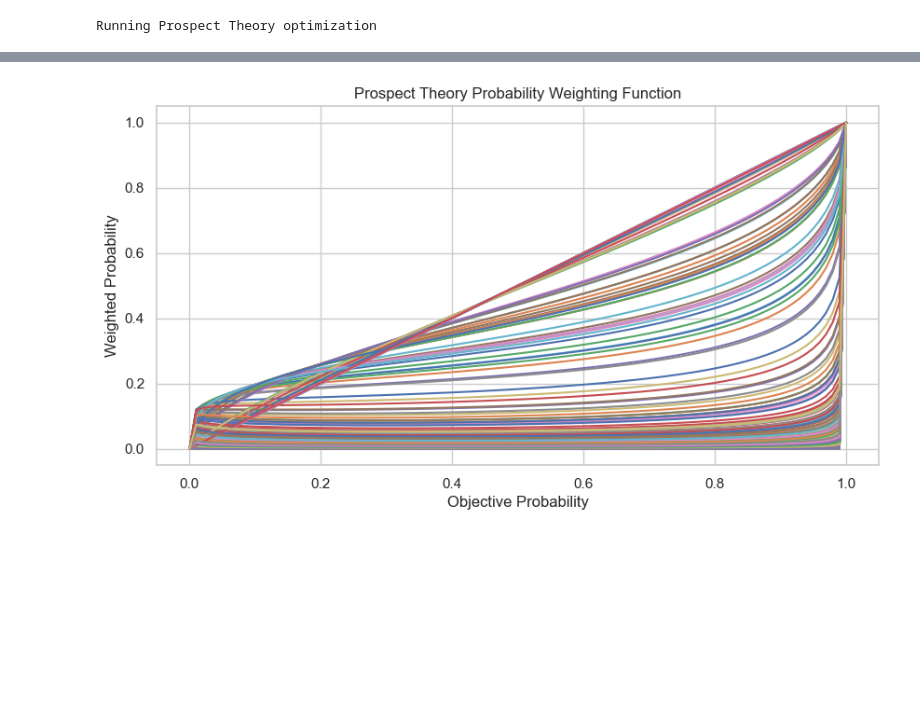
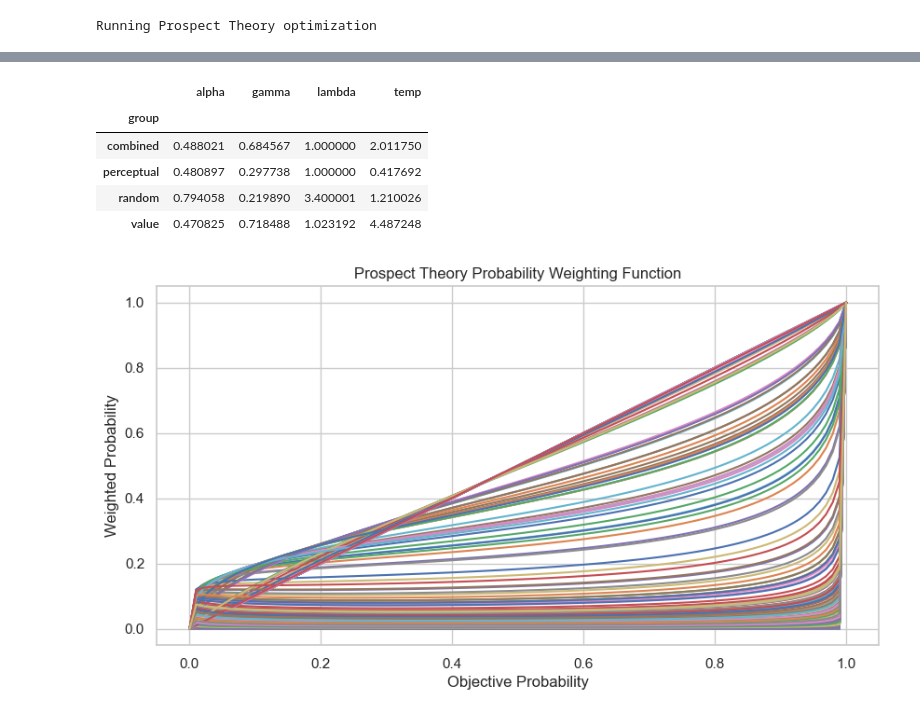
Before and after one commit to bsgarcia/spaceprl-analysis, a Jupyter notebook: notebooks/4.3.1-fit-new_methods.ipynb, the cells around one changed output, grey strips where cells are left out. Cells and saved outputs as stored; diff of their text form; code cells hidden in the pictures; blank space fills up the shorter version.

```diff
--- a/notebooks/4.3.1-fit-new_methods.ipynb
+++ b/notebooks/4.3.1-fit-new_methods.ipynb
@@ -451,7 +451,7 @@ import matplotlib.pyplot as plt
 import numpy as np
 
 
-df = pd.read_csv('../data/raw/fullpilot13_2.csv')
+df = pd.read_csv('../data/raw/fullpilot13_22.csv')
 df2 = pd.read_csv('../data/raw/fullpilot1466.csv')
 
 
@@ -1110,6 +1112,7 @@ def optimize_prospect_theory(agent,  agent_data):
             'agent': agent,
             'model': 'prospect_theory',
             'start_trial': start_idx,
+            'group': agent_data.group.values[0],
             'end_trial': end_idx,
             'n_trials': 0,
             'x': None,
@@ -1152,7 +1155,8 @@ def optimize_prospect_theory(agent,  agent_data):
             'gamma': opt_gamma,
             'lambda': opt_lambda,
             'temp': opt_temp,
-            'll': optimize_result.fval
+            'll': optimize_result.fval,
+            'group': agent_data.group.values[0]
         }
     except Exception as e:
         # Handle optimization failures
@@ -1196,6 +1200,10 @@ def run_prospect_theory_optimization(agents=None):
     df_prospect_theory = pd.DataFrame(all_results)
     return df_prospect_theory
 
+exp = ['FullPilot12']
+agents = df[df.expName.isin(exp)].agent.unique()
+models = ['absolute']
+parallel = True
 
 
 # Example usage:
@@ -1221,3 +1213,13 @@ df_prospect_theory
+# %%
+# df_prospect_theory = df_prospect_theory[df_prospect_theory.expName=='FullPilot12']
+df_prospect_theory.groupby('group')[['alpha', 'gamma', 'lambda', 'temp']].mean()
+# %% [output]
+|  | alpha | gamma | lambda | temp |
+| group |  |  |  |  |
+| combined | 0.488021 | 0.684567 | 1.000000 | 2.011750 |
+| perceptual | 0.480897 | 0.297738 | 1.000000 | 0.417692 |
+| random | 0.794058 | 0.219890 | 3.400001 | 1.210026 |
+| value | 0.470825 | 0.718488 | 1.023192 | 4.487248 |
 # %%
 import seaborn as sns
 import matplotlib.pyplot as plt
```
Also changed, not shown: parts of 2 cells of this notebook, 7 other files.
